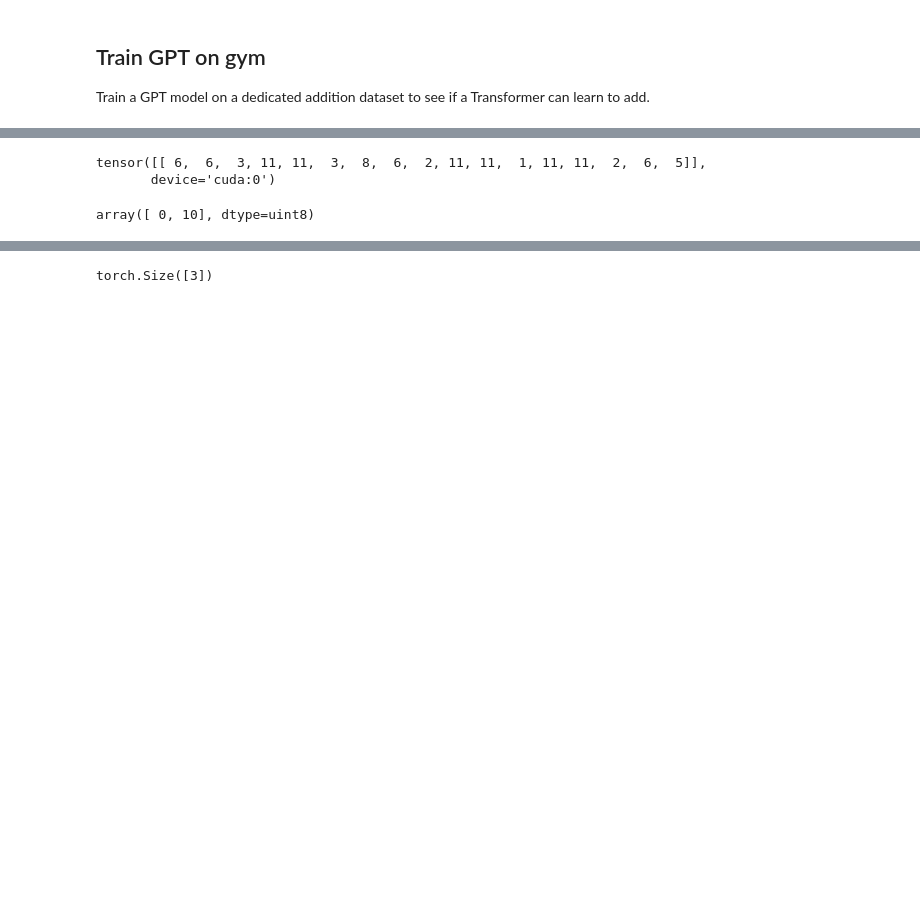
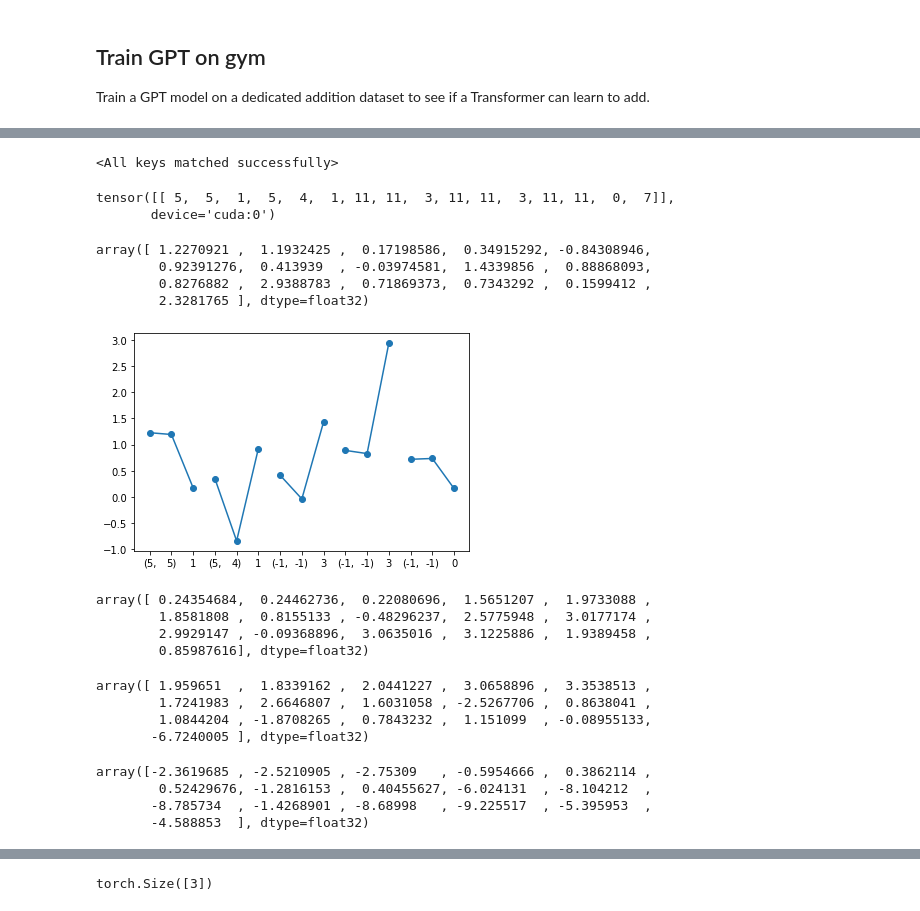
Before and after one commit to kevslinger/minGPT, a Jupyter notebook: play_gym.ipynb, the cells around one changed output, grey strips where cells are left out. Drawn from its saved outputs; the diff is of its cells as text; code cells hidden in the pictures; blank space fills up the shorter version.

Commit message:
Add some attention graph to the notebook

```diff
--- a/play_gym.ipynb
+++ b/play_gym.ipynb
@@ -151,11 +155,57 @@ trainer.train()
+# %%
+checkpoint = torch.load('gym_ckpt.pt')
+model.load_state_dict(checkpoint)
+# %% [output]
+<All keys matched successfully>
 # %%
 from mingpt.utils import sample
-
-sample(model, torch.tensor([6, 6, 3, 11, 11, 3, 8, 6, 2, 11, 11, 1, 11, 11, 2], dtype=torch.long, device=trainer.device)[None, ...], 2)
+history = np.array([5, 5, 1, 5, 4, 1, 11, 11, 3, 11, 11, 3, 11, 11, 0])
+sample(model, torch.tensor(history, dtype=torch.long, device=trainer.device)[None, ...], 1)
 # %% [output]
-tensor([[ 6,  6,  3, 11, 11,  3,  8,  6,  2, 11, 11,  1, 11, 11,  2,  6,  5]],
+tensor([[ 5,  5,  1,  5,  4,  1, 11, 11,  3, 11, 11,  3, 11, 11,  0,  7]],
        device='cuda:0')
-# %%
-env.reset()
-# %% [output]
-array([ 0, 10], dtype=uint8)
+# %%
+model.blocks[0].outputs['attention'].squeeze().T.cpu().numpy().sum(axis=0)
+# %% [output]
+array([ 1.2270921 ,  1.1932425 ,  0.17198586,  0.34915292, -0.84308946,
+        0.92391276,  0.413939  , -0.03974581,  1.4339856 ,  0.88868093,
+        0.8276882 ,  2.9388783 ,  0.71869373,  0.7343292 ,  0.1599412 ,
+        2.3281765 ], dtype=float32)
+# %%
+#fig, axs = plt.subplots(nrows=2, sharex=True)
+seq_len = 15
+fig, ax = plt.subplots()
+for i in range(1):
+    attn = model.blocks[i].outputs['attention'].squeeze().T.cpu().numpy().sum(axis=0)
+    ax.scatter(range(seq_len), attn)
+    for j in range(0, len(attn), 3):
+        if len(attn[j:j+3]) < 3:
+            continue
+        ax.plot(range(j, j+3), attn[j:j+3], c='tab:blue')
+#ax.plot(range(3, 6), attn[3:6], c='tab:blue')
+ax.set_xticks(range(seq_len))
+ax.set_xticklabels(['(5,', '5)', '1', '(5,', '4)', '1', '(-1,', '-1)', '3', '(-1,', '-1)', '3', '(-1,', '-1)', '0'])
+plt.show()
+# %% [output]
+[figure, added]
+# %%
+model.blocks[0].outputs['mlp'].squeeze().T.cpu().numpy().sum(axis=0)
+# %% [output]
+array([ 0.24354684,  0.24462736,  0.22080696,  1.5651207 ,  1.9733088 ,
+        1.8581808 ,  0.8155133 , -0.48296237,  2.5775948 ,  3.0177174 ,
+        2.9929147 , -0.09368896,  3.0635016 ,  3.1225886 ,  1.9389458 ,
+        0.85987616], dtype=float32)
+# %%
+model.blocks[1].outputs['attention'].squeeze().T.cpu().numpy().sum(axis=0)
+# %% [output]
+array([ 1.959651  ,  1.8339162 ,  2.0441227 ,  3.0658896 ,  3.3538513 ,
+        1.7241983 ,  2.6646807 ,  1.6031058 , -2.5267706 ,  0.8638041 ,
+        1.0844204 , -1.8708265 ,  0.7843232 ,  1.151099  , -0.08955133,
+       -6.7240005 ], dtype=float32)
+# %%
+model.blocks[1].outputs['mlp'].squeeze().T.cpu().numpy().sum(axis=0)
+# %% [output]
+array([-2.3619685 , -2.5210905 , -2.75309   , -0.5954666 ,  0.3862114 ,
+        0.52429676, -1.2816153 ,  0.40455627, -6.024131  , -8.104212  ,
+       -8.785734  , -1.4268901 , -8.68998   , -9.225517  , -5.395953  ,
+       -4.588853  ], dtype=float32)
```
Also changed, not shown: parts of 12 cells of this notebook, 4 other files.
